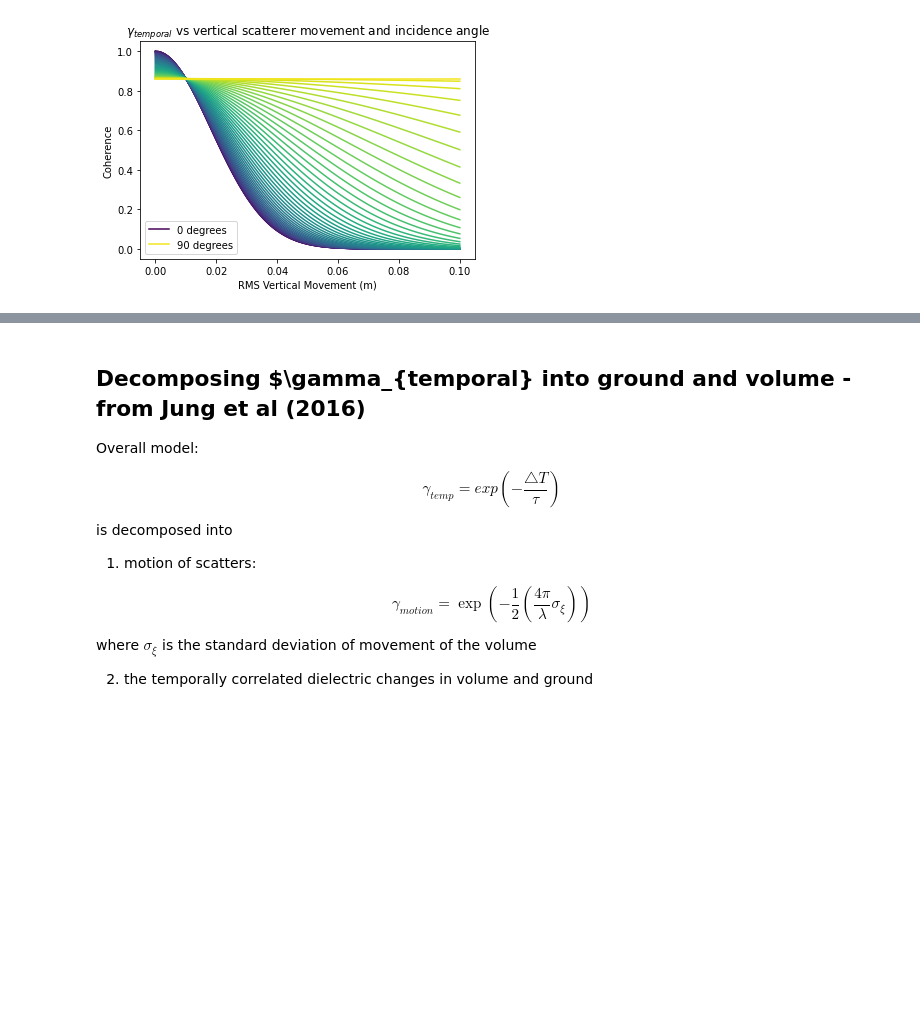
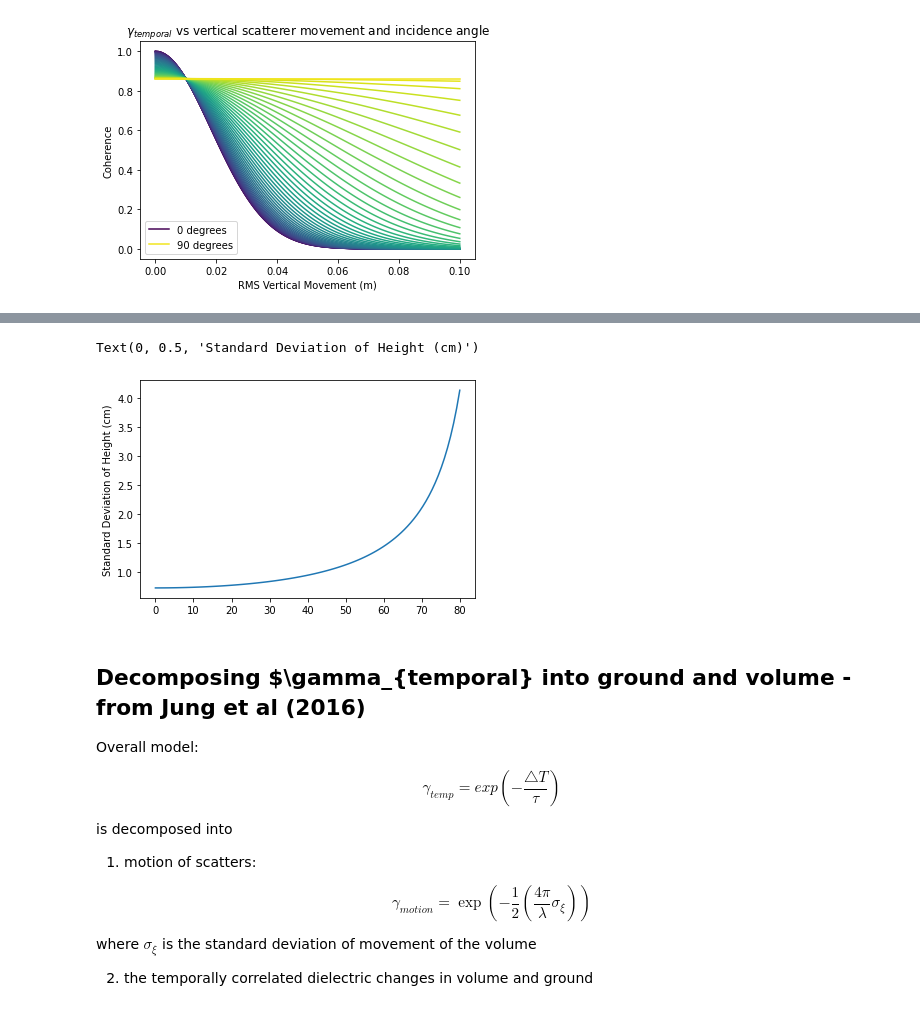
Before and after one commit to ZachHoppinen/uavsar, a Jupyter notebook: src/coherence/theoretical/theoretical_coherence_sensitivity.ipynb, the cells around one changed output, grey strips where cells are left out. Cells and saved outputs as stored; diff of their text form; code cells hidden in the pictures; blank space fills up the shorter version.

```diff
--- a/src/coherence/theoretical/coherence_sensitivity.ipynb
+++ b/src/coherence/theoretical/theoretical_coherence_sensitivity.ipynb
@@ -231,3 +375,12 @@ Text(0.5, 1.0, '$\\gamma_{temporal}$ vs vertical scatterer movement and incidenc
+# %%
+lambda_radar = 0.23
+thetas = np.deg2rad(np.linspace(0, 80, 100))
+standard_dev_h = lambda_radar / (32 * np.cos(thetas))
+plt.plot(np.rad2deg(thetas), standard_dev_h*100)
+plt.ylabel('Standard Deviation of Height (cm)')
+# %% [output]
+Text(0, 0.5, 'Standard Deviation of Height (cm)')
+[figure, added]
 # %% [markdown]
 ## Decomposing $\gamma_{temporal} into ground and volume - from Jung et al (2016)
 
```
Also changed, not shown: parts of 9 cells of this notebook.
